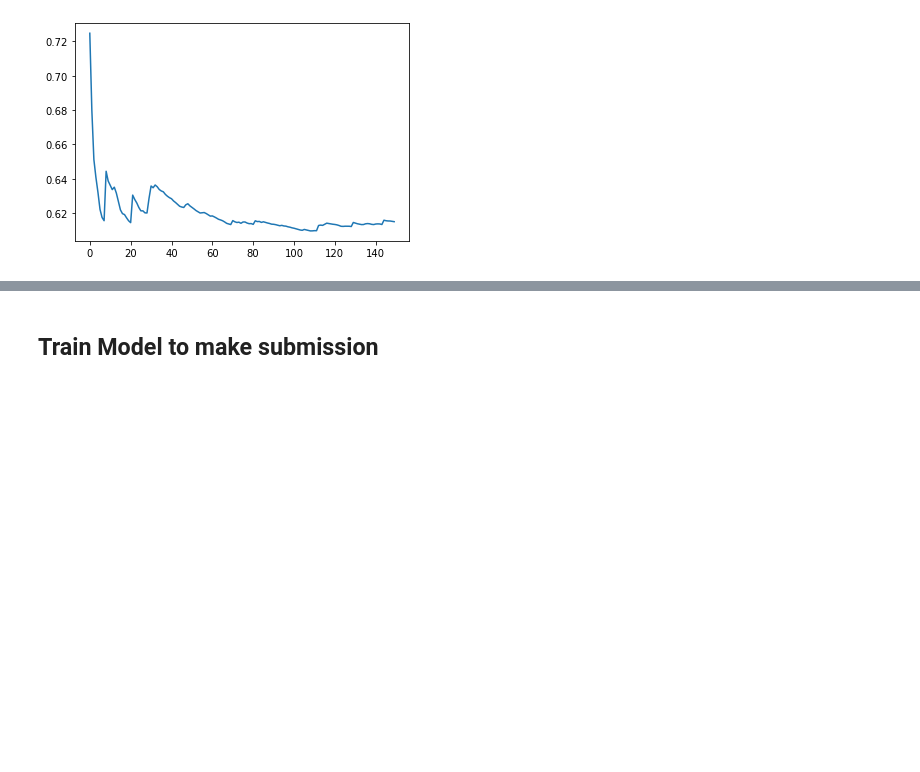
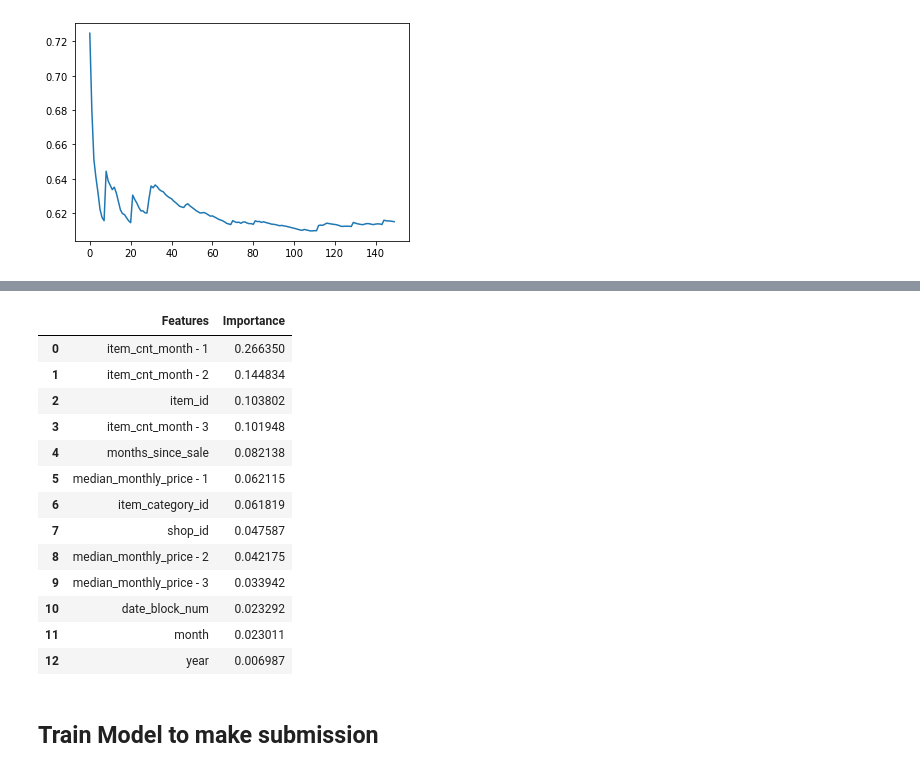
Before and after one commit to amitjha3385/salespred, a Jupyter notebook: RandomForestRegressor.ipynb, the cells around one changed output, grey strips where cells are left out. Saved outputs shown, nothing was run; the diff lists cells and outputs as text; code cells hidden in the pictures; blank space fills up the shorter version.

```diff
--- a/RandomForestRegressor.ipynb
+++ b/RandomForestRegressor.ipynb
@@ -527,3 +545,20 @@ RMSE score on training set is 0.6025120736749771
+# %%
+fi(rfr7, train_set)
+# %% [output]
+|  | Features | Importance |
+| 0 | item_cnt_month - 1 | 0.266350 |
+| 1 | item_cnt_month - 2 | 0.144834 |
+| 2 | item_id | 0.103802 |
+| 3 | item_cnt_month - 3 | 0.101948 |
+| 4 | months_since_sale | 0.082138 |
+| 5 | median_monthly_price - 1 | 0.062115 |
+| 6 | item_category_id | 0.061819 |
+| 7 | shop_id | 0.047587 |
+| 8 | median_monthly_price - 2 | 0.042175 |
+| 9 | median_monthly_price - 3 | 0.033942 |
+| 10 | date_block_num | 0.023292 |
+| 11 | month | 0.023011 |
+| 12 | year | 0.006987 |
 # %% [markdown]
 ## Train Model to make submission
 # %%
```
Also changed, not shown: parts of 8 cells of this notebook.
